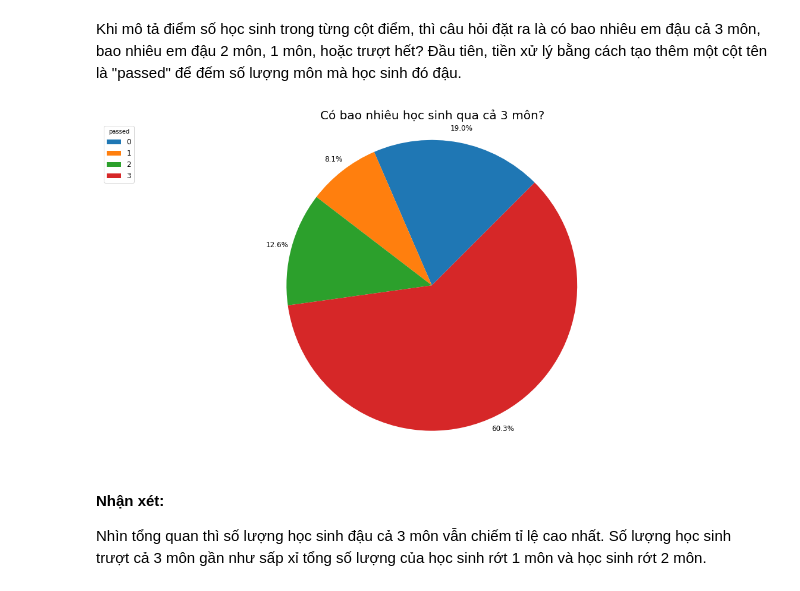
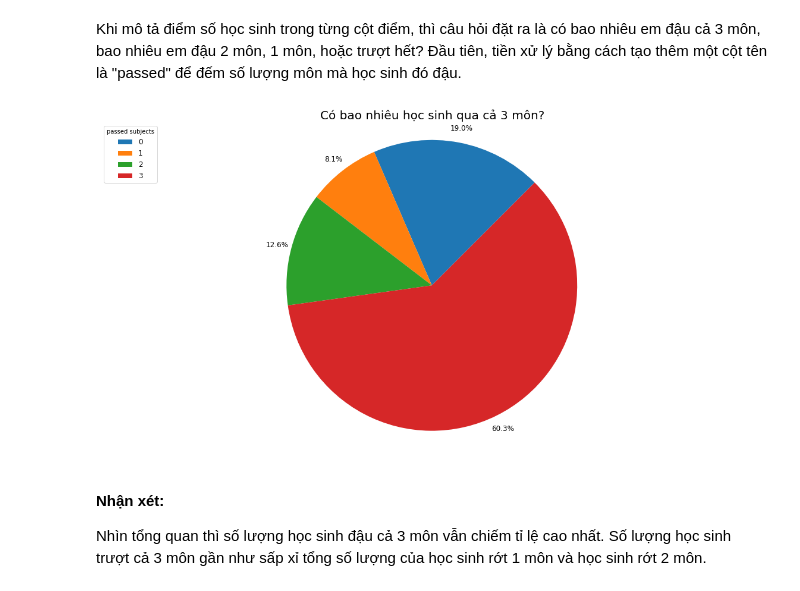
Before and after one commit to PNTAN19/LTKHDL, a Jupyter notebook: Students_Performance.ipynb, the cells around one changed output. Drawn from its saved outputs; the diff is of its cells as text; code cells hidden in the pictures.

```diff
--- a/Students_Performance.ipynb
+++ b/Students_Performance.ipynb
@@ -356,21 +356,21 @@ def passed_exam_count(student):
 
 df["passed"] = df.apply(lambda x : passed_exam_count(x), axis=1)
 # %%
-passedExam = df["passed subjects"].value_counts().sort_index()
+passedExam = df["passed"].value_counts().sort_index()
 ax = passedExam.plot(kind='pie',
                      figsize = (20,10),
                      autopct='%1.1f%%',
                      startangle=45,
                      labels=None,
                      pctdistance=1.1,
                      textprops={'fontsize': 12})
 ax.patch.set_facecolor('white')
 plt.title('Có bao nhiêu học sinh qua cả 3 môn?', size = 20)
 ax.set(ylabel=None)
 plt.axis('equal')
-plt.legend(loc="upper left", labels=[0, 1, 2, 3], title="passed", fontsize=12);
+plt.legend(loc="upper left", labels=[0, 1, 2, 3], title="passed subjects", fontsize=12);
 # %% [output]
-[figure, old version]
+[figure, new version]
 # %% [markdown]
 #### Nhận xét:
 Nhìn tổng quan thì số lượng học sinh đậu cả 3 môn vẫn chiếm tỉ lệ cao nhất. Số lượng học sinh trượt cả 3 môn gần như sấp xỉ tổng số lượng của học sinh rớt 1 môn và học sinh rớt 2 môn.
```
Also changed, not shown: parts of 1 cell of this notebook.
